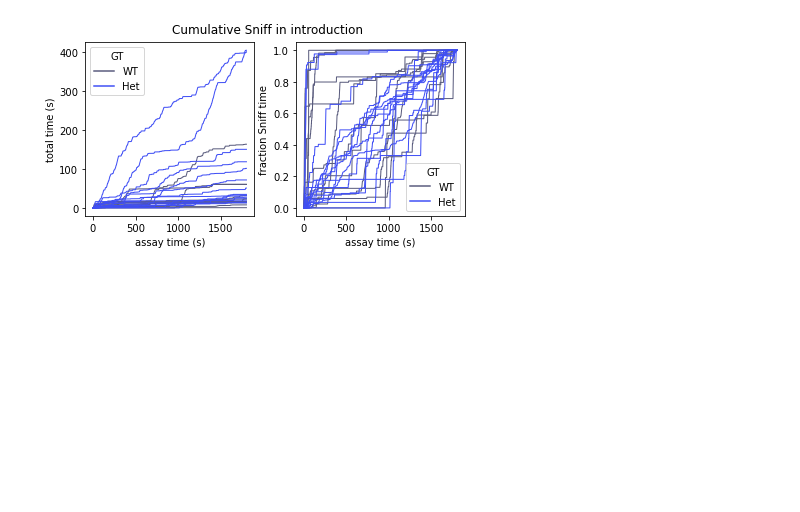
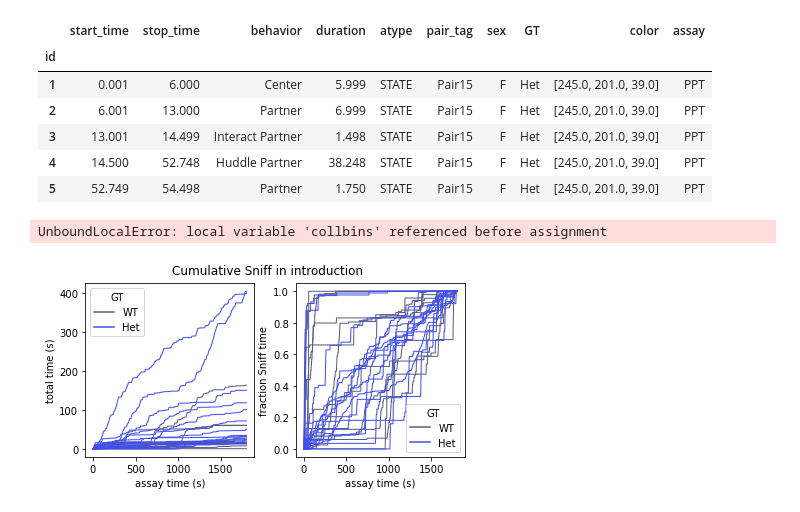
Before and after one commit to nhoglen/scn2a-paper-GWJSNH-code, a Jupyter notebook: 240811_pipeline_plottingCDFs.ipynb, the cells around one changed output. Cells and saved outputs as stored; diff of their text form; code cells hidden in the pictures; blank space fills up the shorter version.

```diff
--- a/240811_pipeline_plottingCDFs.ipynb
+++ b/240811_pipeline_plottingCDFs.ipynb
@@ -23,8 +23,8 @@ warnings.filterwarnings('ignore')
 # %%
 # ----- SET UP FILE HANDLING -----
 
-# computer = 'Ernest'
-computer = 'Dorian'
+computer = 'Ernest'
+# computer = 'Dorian'
 
 match computer:
     case 'Dorian':
@@ -34,7 +34,7 @@ match computer:
         nwbpath = 'C:\\Users\\nhogl\\Documents\\GitHub\\scn2a-paper-GWJSNH-code\\NWB'
 
 allnwb = []
-allnwb += [os.path.join(nwbpath,each) for each in os.listdir(nwbpath) if assay in each]
+allnwb += [os.path.join(nwbpath,each) for each in os.listdir(nwbpath)]
 
 figp=os.path.join('figures','2024July') # where to save figures
 saveplots=False
@@ -338,8 +338,21 @@ def consolidate_table(nwbpath,printy):
 
             df = nwbfile.intervals['annotated_behavior'].to_dataframe() # convert annotation table to dataframe
             data = df.copy()
+            assaystart = data.start_time[data.behavior=='Start assay'].to_list()[0]
             data=data[data.behavior!='Start assay']
+            data.start_time = data.start_time-assaystart
+            data.stop_time = data.stop_time-assaystart
             nrentries = data.shape[0]
+
+            if nwbfile.lab_meta_data['vole_metadata'].assay_type=='PPT':
+                if nwbfile.lab_meta_data['vole_metadata'].assay_type__partner_chamber=='Left':
+                    data.replace({'Left':'Partner'}, regex=True,inplace=True)
+                    data.replace({'Right':'Stranger'}, regex=True,inplace=True)
+                elif nwbfile.lab_meta_data['vole_metadata'].assay_type__partner_chamber=='Right':
+                    data.replace({'Right':'Partner'}, regex=True,inplace=True)
+                    data.replace({'Left':'Stranger'}, regex=True,inplace=True)
+                else:
+                    print('Invalid value for partner chamber.')
 
             # add metadata
             pair_tag = fname.split('\\')[-1].split('_')[1] # label the pair the observation came from
@@ -347,26 +360,14 @@ def consolidate_table(nwbpath,printy):
             massPairtag = [pair_tag]*nrentries
             massSex = [nwbfile.subject.sex]*nrentries
             massColors = [nwbfile.lab_meta_data['vole_metadata'].colors[:]]*nrentries
-            massAssay = [nwbfile.lab_meta_data['vole_metadata'].assay_type]
-#             if np.logical_and(nwbfile.subject.genotype == 'Het', nwbfile.subject.sex=='F'):
-#                 massWithinGroup = [FHet]*nrentries
-#                 FHet+=1
-#             elif np.logical_and(nwbfile.subject.genotype == 'WT', nwbfile.subject.sex=='F'):
-#                 massWithinGroup = [FWT]*nrentries
-#                 FWT+=1
-#             elif np.logical_and(nwbfile.subject.genotype == 'Het', nwbfile.subject.sex=='M'):
-#                 massWithinGroup = [MHet]*nrentries
-#                 MHet+=1
-#             elif np.logical_and(nwbfile.subject.genotype == 'WT', nwbfile.subject.sex=='M'):
-#                 massWithinGroup = [MWT]*nrentries
-#                 MWT+=1
+            massAssay = [nwbfile.lab_meta_data['vole_metadata'].assay_type]*nrentries
 
             # add columns
             data['pair_tag'] = massPairtag
             data['sex'] = massSex
             data['GT'] = massGT
-#             data['pair'] = massWithinGroup
             data['color'] = massColors
+            data['assay'] = massAssay
 
             # consolidate into one big dataframe
             if i==0:
@@ -375,6 +376,8 @@ def consolidate_table(nwbpath,printy):
                 rundf = pd.concat([rundf,data])
 
         except:
-            print(f'No {behavior}')
+            pdb.set_trace()
 
     return rundf
+# %%
+data = consolidate_table(nwbpath,True)
@@ -380,0 +402,11 @@ def consolidate_table(nwbpath,printy):
+# %%
+pptdat = data[data.assay=='PPT']
+pptdat.head()
+# %% [output]
+|  | start_time | stop_time | behavior | duration | atype | pair_tag | sex | GT | color | assay |
+| id |  |  |  |  |  |  |  |  |  |  |
+| 1 | 0.001 | 6.000 | Center | 5.999 | STATE | Pair15 | F | Het | [245.0, 201.0, 39.0] | PPT |
+| 2 | 6.001 | 13.000 | Partner | 6.999 | STATE | Pair15 | F | Het | [245.0, 201.0, 39.0] | PPT |
+| 3 | 13.001 | 14.499 | Interact Partner | 1.498 | STATE | Pair15 | F | Het | [245.0, 201.0, 39.0] | PPT |
+| 4 | 14.500 | 52.748 | Huddle Partner | 38.248 | STATE | Pair15 | F | Het | [245.0, 201.0, 39.0] | PPT |
+| 5 | 52.749 | 54.498 | Partner | 1.750 | STATE | Pair15 | F | Het | [245.0, 201.0, 39.0] | PPT |
@@ -381,3 +416,14 @@ def consolidate_table(nwbpath,printy):
+# %%
+# FIGURE OUT HOW TO DICE UP BIG TABLE
+introsniffs = data[np.logical_and(data.behavior=='Sniff',data.assay=='Introduction')]
+introsniffs_binned = make_bins_from_DF(introsniffs,1800) # make into 0.1 s bins
+# rebin
+# secbins = make_arbitrary_bins(1800,1)
+# coll['binbins'] = pd.cut(coll.bins,secbins,labels=secbins)
+# newdat = coll.groupby(['pair_tag','binbins','GT','sex'])['data'].cumsum().reset_index(name='bincount')
+# make mean plots from rebinned data
+# %% [output]
+UnboundLocalError: local variable 'collbins' referenced before assignment
 # %%
 # ----- SET UP COLORS -----
 acols = [[0.627451,   0.57254905, 0.37254903],
```
Also changed, not shown: parts of 5 cells of this notebook, 1 other file.
